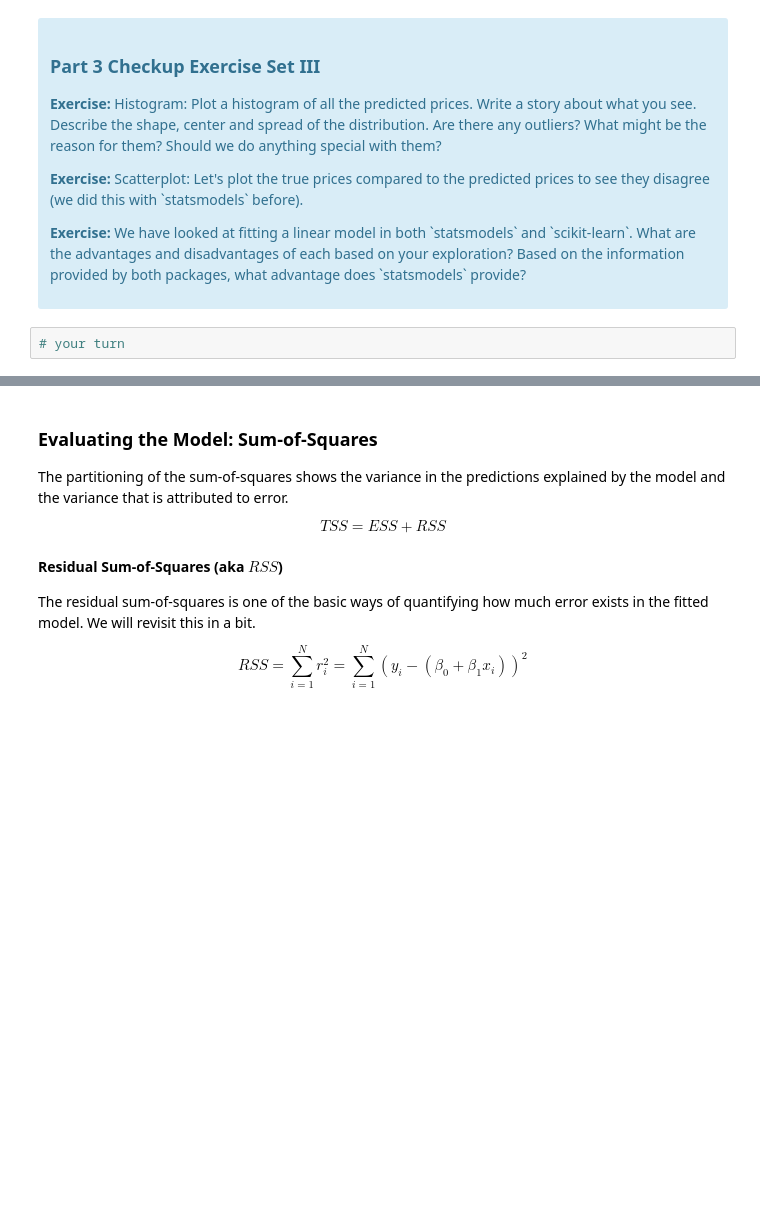
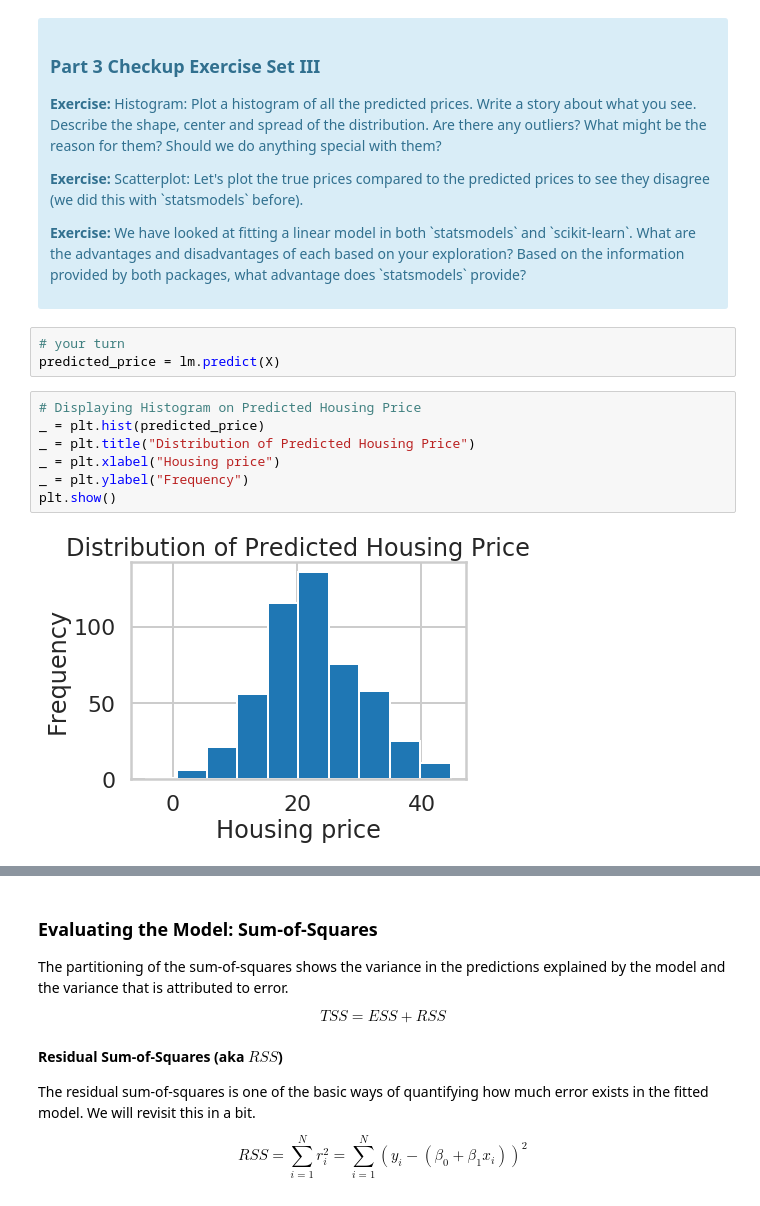
Before and after one commit to aliborji/springboard-mini-projects, a Jupyter notebook: linear_regression/Mini_Project_Linear_Regression.ipynb, the cells around one changed output, grey strips where cells are left out. Saved outputs shown, nothing was run; the diff lists cells and outputs as text; blank space fills up the shorter version.

```diff
--- a/linear_regression/Mini_Project_Linear_Regression.ipynb
+++ b/linear_regression/Mini_Project_Linear_Regression.ipynb
@@ -629,3 +639,13 @@ array([30.00384338, 25.02556238, 30.56759672, 28.60703649, 27.94352423])
 </div>
 # %%
 # your turn
+predicted_price = lm.predict(X)
+# %%
+# Displaying Histogram on Predicted Housing Price
+_ = plt.hist(predicted_price)
+_ = plt.title("Distribution of Predicted Housing Price")
+_ = plt.xlabel("Housing price")
+_ = plt.ylabel("Frequency")
+plt.show()
+# %% [output]
+[figure, added]
```
Also changed, not shown: parts of 8 cells of this notebook.
